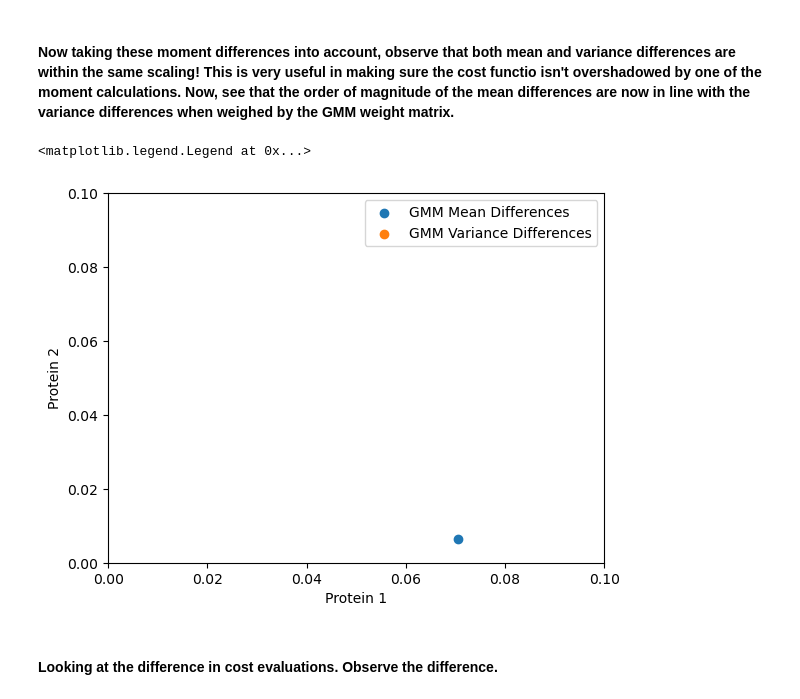
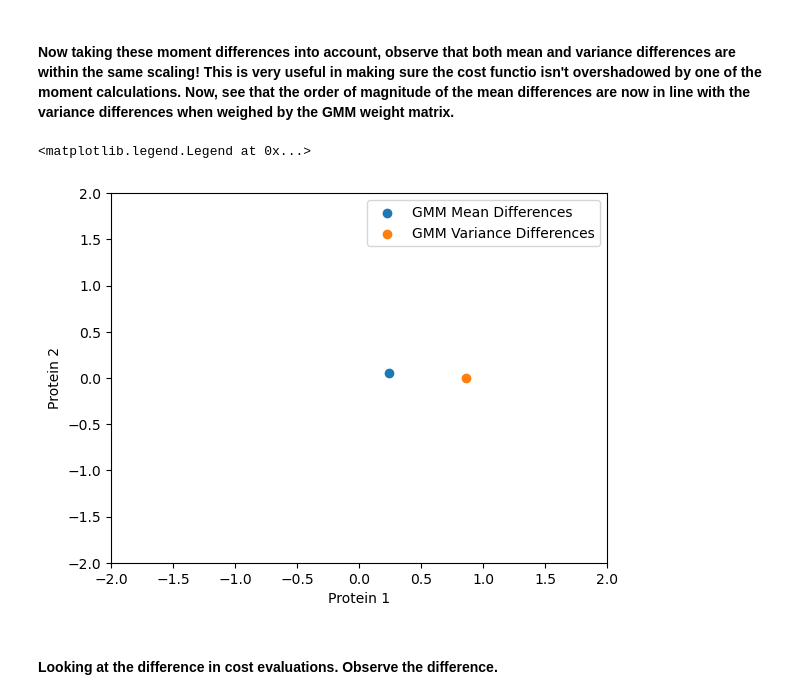
Before and after one commit to jhnwu3/BioNetGMMFit, a Jupyter notebook: example/gmm_tutorial.ipynb, the cells around one changed output. Saved outputs shown, nothing was run; the diff lists cells and outputs as text; code cells hidden in the pictures.

```diff
--- a/example/gmm_tutorial.ipynb
+++ b/example/gmm_tutorial.ipynb
@@ -140,16 +140,16 @@ m = obs_m - pred_m
 # %%
 gmm_diff_vec = m * W.diagonal() * m
 plt.figure()
 plt.scatter(gmm_diff_vec[0], gmm_diff_vec[1], label="GMM Mean Differences")
 plt.scatter(gmm_diff_vec[2], gmm_diff_vec[3], label="GMM Variance Differences")
-plt.xlim(0,0.1)
-plt.ylim(0,0.1)
+plt.xlim(-2,2)
+plt.ylim(-2,2)
 plt.xlabel("Protein 1")
 plt.ylabel("Protein 2")
 plt.legend()
 # %% [output]
 <matplotlib.legend.Legend at 0x...>
-[figure, old version]
+[figure, new version]
 # %% [markdown]
 #### Looking at the difference in cost evaluations. Observe the difference.
 # %%
```
Also changed, not shown: parts of 6 cells of this notebook.
